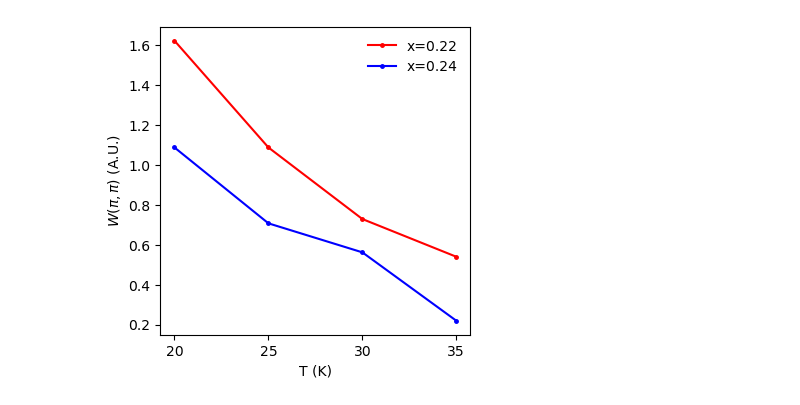
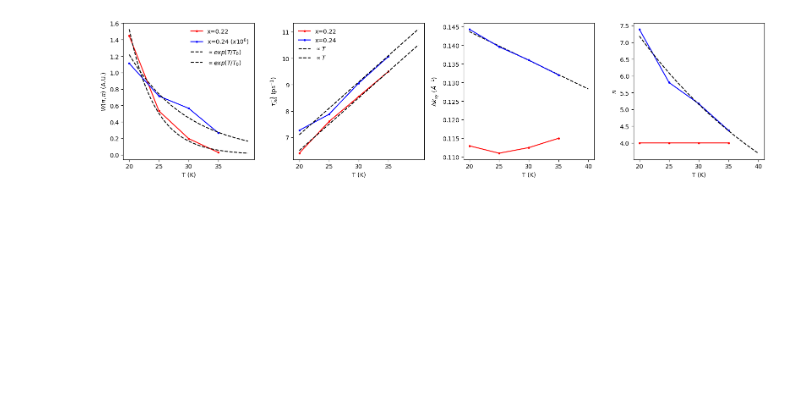
Before and after one commit to sahaskamat/boltzmann_transport, a Jupyter notebook: fitting/plotting_for_figures/plot_pipizero.ipynb, the cells around one changed output. Cells and saved outputs as stored; diff of their text form; code cells hidden in the pictures; blank space fills up the shorter version.

```diff
--- a/fitting/plotting_for_figures/plot_pipizero.ipynb
+++ b/fitting/plotting_for_figures/plot_pipizero.ipynb
@@ -106,0 +109,10 @@ execution time: 4.652246713638306
+# %%
+class params22:
+    #(Tzmultvalue,invtau_iso,strength,spread_xy,spread_z,n)
+    params35 = (0.02999,9.5,24,0.115,4)
+    params30 = (0.02913,8.55,26,0.1125,4)
+    params25 = (0.028185,7.6,27,0.111,4)
+    params20 = (0.02663,6.4,28,0.113,4)
+
+    paramslist = np.array([params20,params25,params30,params35])
+    thetamax = [99,99,99,60]
@@ -388,16 +563,54 @@ fig.savefig("data_for_proposal.png",dpi=300,bbox_inches='tight')
 # %%
-peak_22perc = np.exp([14.3,13.9,13.5,13.2])
-peak_24perc = np.exp([13.9,13.47,13.24,12.3])
+peak_22perc = np.exp(params22.paramslist[:,2])
+peak_24perc = params24.paramslist[:,2]
 
-fig,axes = plt.subplots(nrows=1,ncols=1,figsize=(4,4))
+iso_22perc = params22.paramslist[:,1]
+iso_24perc = params24.paramslist[:,1]
 
-axes.plot(temps,peak_22perc/1e6,marker=".",ms=5,ls="-",label="x=0.22",color='red')
-axes.plot(temps,peak_24perc/1e6,marker=".",ms=5,ls="-",label="x=0.24",color='blue')
+width_22perc = params22.paramslist[:,3]
+width_24perc = params24.paramslist[:,3]
+
+n_22perc = params22.paramslist[:,4]
+n_24perc = params24.paramslist[:,4]
+
+
+temps = [20,25,30,35]
+
+fit_temps = np.linspace(20,40,100)
+
+fig,(axes,axes_iso,axes_width,axes_n) = plt.subplots(nrows=1,ncols=4,figsize=(16,4))
+
+axes.plot(temps,peak_22perc/1e12,marker=".",ms=5,ls="-",label="x=0.22",color='red')
+axes.plot(temps,peak_24perc/1e6,marker=".",ms=5,ls="-",label=r"x=0.24 ($x10^{6}$)",color='blue')
+axes.plot(fit_temps,130*np.exp(-fit_temps/4.5),ls="--",color='black',label=r"$\propto exp(T/T_0)$")
+axes.plot(fit_temps,9*np.exp(-fit_temps/10),ls="--",color='black',label=r"$\propto exp(T/T_0)$")
 axes.set_xlabel("T (K)")
 axes.set_ylabel(r"$W(\pi,\pi)$ (A.U.)")
 
+axes_iso.plot(temps,iso_22perc,marker=".",ms=5,ls="-",label="x=0.22",color='red')
+axes_iso.plot(temps,iso_24perc,marker=".",ms=5,ls="-",label=r"x=0.24",color='blue')
+axes_iso.plot(fit_temps,fit_temps/5+2.5,ls="--",color='black',label=r"$\propto T$")
+axes_iso.plot(fit_temps,fit_temps/5+3.1,ls="--",color='black',label=r"$\propto T$")
+axes_iso.set_xlabel("T (K)")
+axes_iso.set_ylabel(r"$\tau_{iso}^{-1}$ (ps$^{-1}$)")
+
+axes_width.plot(temps,width_22perc,marker=".",ms=5,ls="-",label="x=0.22",color='red')
+axes_width.plot(fit_temps,0.159-fit_temps/1300,ls="--",color='black',label=r"$\propto exp(T/T_0)$")
+axes_width.plot(temps,width_24perc,marker=".",ms=5,ls="-",label=r"x=0.24",color='blue')
+axes_width.set_xlabel("T (K)")
+axes_width.set_ylabel(r"$\Delta k_{xy}$ ($\AA^{-1}$)")
+
+axes_n.plot(temps,n_22perc,marker=".",ms=5,ls="-",label="x=0.22",color='red')
+axes_n.plot(temps,n_24perc,marker=".",ms=5,ls="-",label=r"x=0.24",color='blue')
+axes_n.plot(fit_temps,14*np.exp(-fit_temps/30),ls="--",color='black',label=r"$\propto exp(T/T_0)$")
+axes_n.set_xlabel("T (K)")
+axes_n.set_ylabel(r"$n$")
+
 axes.set_xticks([20,25,30,35])
+axes_iso.set_xticks([20,25,30,35])
 axes.legend(loc="upper right",fontsize=10,frameon=False)
+axes_iso.legend(loc="upper left",fontsize=10,frameon=False)
+fig.tight_layout()
 fig.savefig("pipiscattering_for_proposal.png",dpi=300,bbox_inches='tight')
 # %% [output]
-[figure, old version]
+[figure, new version]
```
Also changed, not shown: parts of 19 cells of this notebook, 36 other files.
